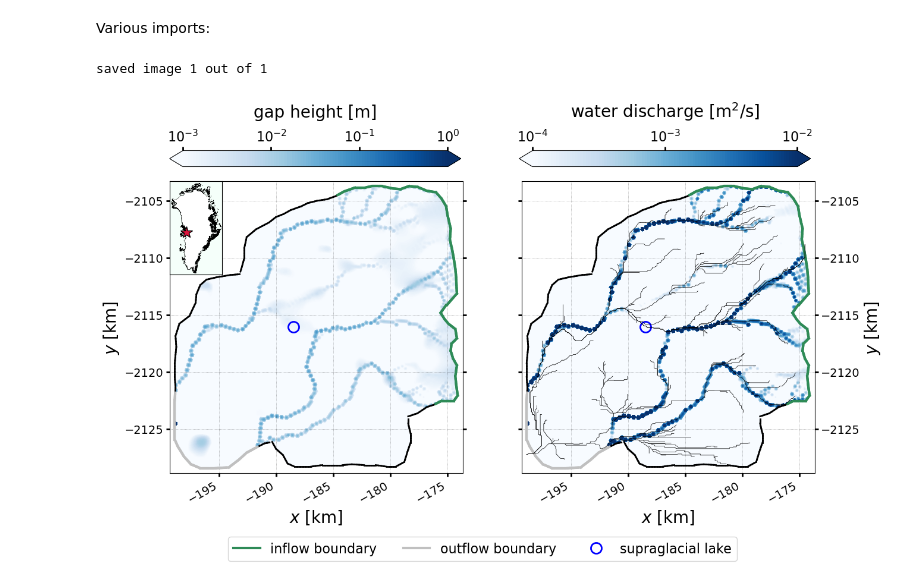
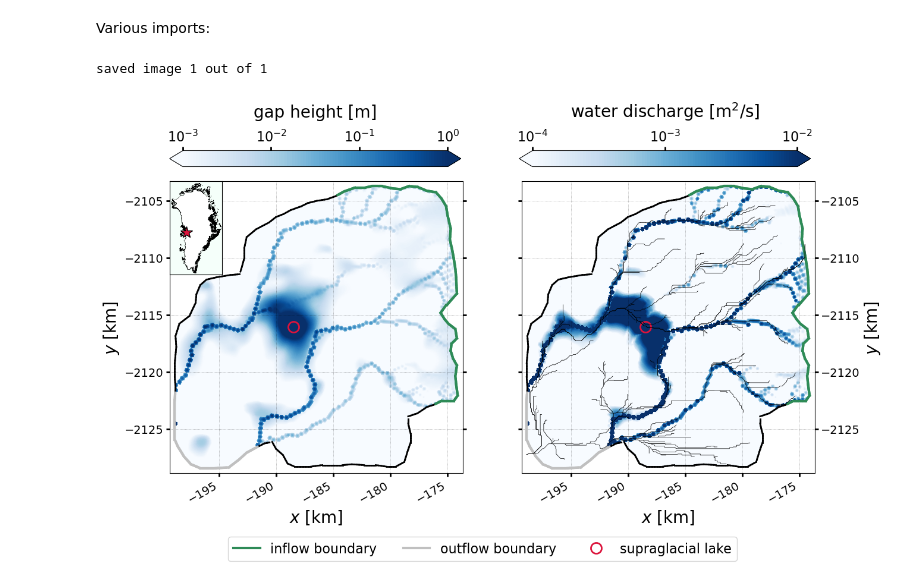
Before and after one commit to agstub/shakti-fenics, a Jupyter notebook: notebooks/plotting.ipynb, the cells around one changed output. Drawn from its saved outputs; the diff is of its cells as text; code cells hidden in the pictures.

```diff
--- a/notebooks/plotting.ipynb
+++ b/notebooks/plotting.ipynb
@@ -32,7 +32,7 @@ mpl.rcParams['ytick.major.width'] = 2
 mpl.rcParams['ytick.major.size'] = 4
 # %%
 #choose which results to load
-results_name = '../results/store_spinup'
+results_name = '../results/store_lakedrain'
 t = np.load(results_name+'/t.npy')
 nodes_x = np.load(results_name+'/nodes_x.npy')/1e3
 nodes_y = np.load(results_name+'/nodes_y.npy')/1e3
@@ -44,8 +44,8 @@ N = np.load(results_name+'/N.npy')
 b = np.load(results_name+'/b.npy')
 qx = np.load(results_name+'/qx.npy')
 qy = np.load(results_name+'/qy.npy')
+
 outflow_dofs = np.load(results_name+'/outflow_dofs.npy')
-
 boundary_coords = np.load(results_name+'/boundary_coords.npy')/1e3
 outflow_coords = np.load(results_name+'/outflow_coords.npy')/1e3
 inflow_coords = np.load(results_name+'/inflow_coords.npy')/1e3
@@ -64,10 +64,9 @@ x_max = model_config['x_max']/1e3
 y_min = model_config['y_min']/1e3
 y_max = model_config['y_max']/1e3
 
-# pump site
+# lake site
 x_l = model_config['x_l']/1e3
 y_l = model_config['y_l']/1e3
-
 
 N_mean = np.zeros(t.size)
 b_mean = np.zeros(t.size)
@@ -76,19 +75,14 @@ q_mean = np.zeros(t.size)
 j_max=0
 for j in range(t.size):
     if np.max(q_m[j,:]>1e-10):
-
         N_j = N[j,:]
         b_j = b[j,:]
         q_j = q_m[j,:]
-
-
 
         N_mean[j] = np.mean(N_j)
         b_mean[j] = np.mean(b_j)
         q_mean[j] = np.mean(q_j)
 
-
-
         j_max+=1
 
 j_max -= 1
@@ -164,7 +158,7 @@ for i in ind:
     plt.ylabel(r'$y$ [km]',fontsize=20)
     plt.xticks(fontsize=14)
     plt.yticks(fontsize=14)
-    plt.plot([x_l],[y_l],marker='o',markersize=13,markeredgewidth=2,color='blue',fillstyle='none')
+    plt.plot([x_l],[y_l],marker='o',markersize=13,markeredgewidth=2,color='crimson',fillstyle='none')
     plt.setp(ax1.get_xticklabels(), rotation=30, horizontalalignment='right')
     plt.gca().tick_params(axis='y', which='both', labelright=False, right=True)
     cbar_ax = fig.add_axes([0.125, 0.72, 0.35, 0.0225])
@@ -175,6 +169,7 @@ for i in ind:
     cbar.ax.xaxis.set_ticks_position('top')
     cbar.ax.xaxis.set_label_position('top')
 
+    # inset axis, comment out to plot faster
     axins = ax1.inset_axes([-0.02, 0.68, 0.22, 0.32], xticks=[],yticks=[],xticklabels=[], yticklabels=[])
     axins.contour(x/1e3,y/1e3,mask,colors='k',levels=[0,1],linewidths=0.2)
     axins.contourf(x/1e3,y/1e3,mask,colors='mintcream',levels=[0.9,1.1])
@@ -211,7 +206,7 @@ for i in ind:
 
 
     p2 = plt.tricontourf(triang,q_i,cmap='Blues',extend='both',norm=colors.LogNorm(),levels=np.logspace(qlim1,qlim2,100))
-    plt.plot([x_l],[y_l],marker='o',linewidth=0,markersize=13,markeredgewidth=2,color='blue',fillstyle='none',label=r'supraglacial lake')
+    plt.plot([x_l],[y_l],marker='o',linewidth=0,markersize=13,markeredgewidth=2,color='crimson',fillstyle='none',label=r'supraglacial lake')
 
     plt.xlim(x_min,x_max)
     plt.ylim(y_min,y_max)
@@ -234,31 +229,31 @@ for i in ind:
     (s.klargestconncomps(1)).plot(ax=ax3,color='k',linewidth=0.5)
     (s.klargestconncomps(1).trunk()).plot(ax=ax3,color='k',linewidth=0.5)
     ax3.invert_yaxis()
     plt.xticks(fontsize=14)
     plt.yticks(fontsize=14)
     ax3.tick_params(axis='y', which='both', labelleft=False, left=True)
     ax3.set_xticks(xtix)
     ax3.set_yticks(ytix)
     ax3.set_xlim(xlim)
     ax3.set_ylim(ylim)
     plt.setp(ax3.get_xticklabels(), rotation=30, horizontalalignment='right')
 
     #-------------------------------
     cbar_ax = fig.add_axes([0.545, 0.72, 0.35, 0.0225])
     cbar = plt.colorbar(p2,cax=cbar_ax,orientation='horizontal',ticks=np.logspace(qlim1,qlim2,1+int(np.abs(qlim2-qlim1))))#,format='%.0e')
     cbar.set_label(r'water discharge [m$^2/$s]',fontsize=20,labelpad=15)
     cbar.ax.tick_params(labelsize=16)
     cbar.ax.xaxis.set_ticks_position('top')
     cbar.ax.xaxis.set_label_position('top')
 
 
     if len(ind)>1:
         plt.savefig('{}/movie/movie_'.format(results_name)+str(j),bbox_inches='tight')
     if len(ind)==1:
         plt.savefig('store_fig',bbox_inches='tight')
         plt.show()
     plt.close()
     j+=1
 # %% [output]
 saved image 1 out of 1
-[figure, old version]
+[figure, new version]
```
Also changed, not shown: parts of 2 cells of this notebook, 4 other files.
